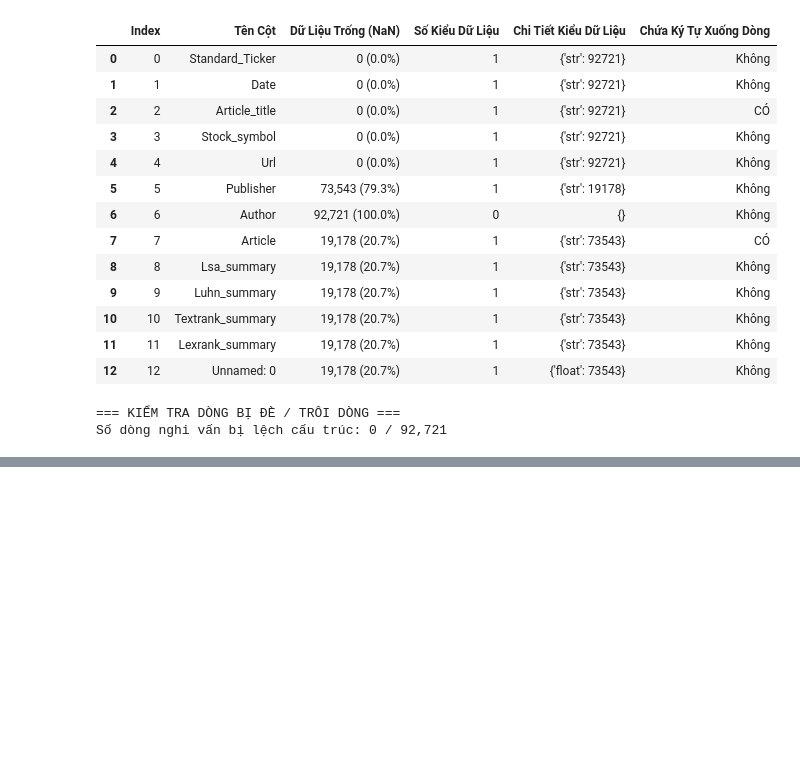
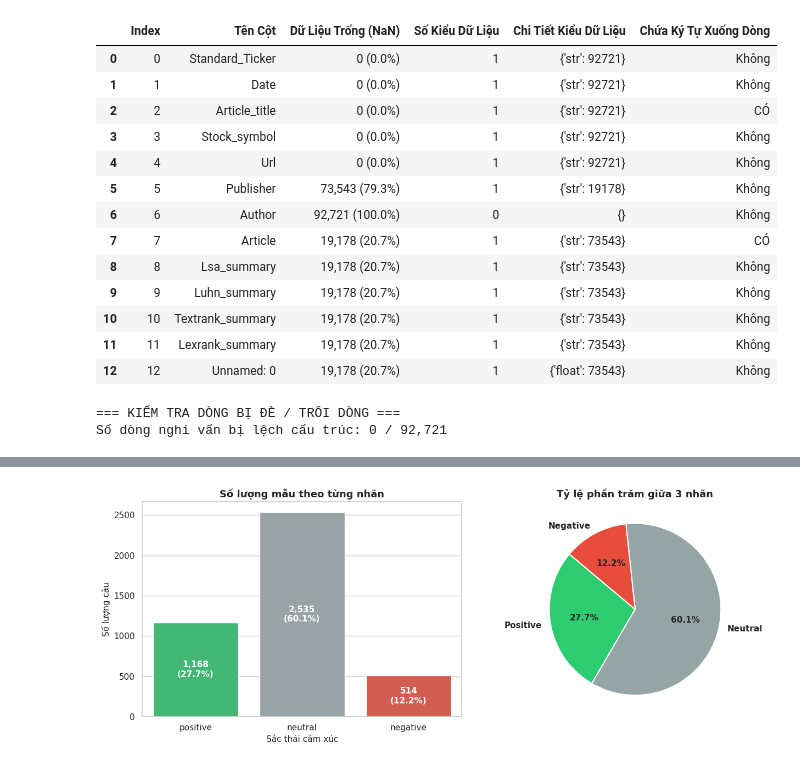
Before and after one commit to kohi-vip/Portfolios_Management_Theory_Games_Study, a Jupyter notebook: FinBERT_demo.ipynb, the cells around one changed output, grey strips where cells are left out. Drawn from its saved outputs; the diff is of its cells as text; code cells hidden in the pictures; blank space fills up the shorter version.

Commit message:
Kaggle Notebook | FinBERT_demo | Version 6

```diff
--- a/FinBERT_demo.ipynb
+++ b/FinBERT_demo.ipynb
@@ -337,3 +337,23 @@ Danh sách cột: ['Standard_Ticker', 'Date', 'Article_title', 'Stock_symbol', '
 | 12 | 12 | Unnamed: 0 | 19,178 (20.7%) | 1 | {'float': 73543} | Không |
 === KIỂM TRA DÒNG BỊ ĐÈ / TRÔI DÒNG ===
 Số dòng nghi vấn bị lệch cấu trúc: 0 / 92,721
+# %%
+import pandas as pd
+
+# Đường dẫn file (chọn 1 trong 4 file, ví dụ tập 75% hoặc AllAgree)
+file_path = "/kaggle/input/datasets/qkhilithi3122411100/financialphasedbank-v1-0/Sentences_66Agree.txt"
+
+# Đọc file với dấu phân tách @ và bảng mã phù hợp
+df_benchmark = pd.read_csv(
+    file_path,
+    sep='@',
+    names=['sentence', 'sentiment'],
+    encoding='ISO-8859-1'
+)
+
+# Chuẩn hóa nhãn về chữ thường và xóa khoảng trắng thừa
+df_benchmark['sentiment'] = df_benchmark['sentiment'].str.strip().str.lower()
+df_benchmark['sentence'] = df_benchmark['sentence'].str.strip()
+
+print(f"Tổng số mẫu: {len(df_benchmark)}")
+print(df_benchmark['sentiment'].value_counts())
@@ -339,0 +367,58 @@ Số dòng nghi vấn bị lệch cấu trúc: 0 / 92,721
+# %%
+import matplotlib.pyplot as plt
+import seaborn as sns
+
+# Thiết lập giao diện
+sns.set_theme(style="whitegrid")
+fig, axes = plt.subplots(1, 2, figsize=(13, 5))
+
+# Thứ tự và bảng màu đồng nhất cho 3 nhãn
+order = ['positive', 'neutral', 'negative']
+palette = {'positive': '#2ecc71', 'neutral': '#95a5a6', 'negative': '#e74c3c'}
+
+# 1. BIỂU ĐỒ CỘT (Count Plot)
+sns.countplot(
+    data=df_benchmark,
+    x='sentiment',
+    order=order,
+    hue='sentiment',
+    palette=palette,
+    legend=False,
+    ax=axes[0]
+)
+axes[0].set_title('Số lượng mẫu theo từng nhãn', fontsize=13, fontweight='bold')
+axes[0].set_xlabel('Sắc thái cảm xúc', fontsize=11)
+axes[0].set_ylabel('Số lượng câu', fontsize=11)
+
+# Ghi chú thích số lượng và tỷ lệ % ngay trên đầu/thân mỗi cột
+total = len(df_benchmark)
+for p in axes[0].patches:
+    height = p.get_height()
+    if height > 0:
+        pct = (height / total) * 100
+        axes[0].annotate(
+            f'{int(height):,}\n({pct:.1f}%)',
+            (p.get_x() + p.get_width() / 2., height / 2),
+            ha='center', va='center',
+            color='white', fontweight='bold', fontsize=11
+        )
+
+# 2. BIỂU ĐỒ TRÒN (Pie Chart)
+counts = df_benchmark['sentiment'].value_counts().reindex(order)
+pie_colors = [palette[label] for label in order]
+
+axes[1].pie(
+    counts,
+    labels=[l.capitalize() for l in order],
+    autopct='%1.1f%%',
+    startangle=140,
+    colors=pie_colors,
+    textprops={'fontsize': 11, 'fontweight': 'bold'},
+    wedgeprops={'edgecolor': 'white', 'linewidth': 1.5}
+)
+axes[1].set_title('Tỷ lệ phần trăm giữa 3 nhãn', fontsize=13, fontweight='bold')
+
+plt.tight_layout()
+plt.show()
+# %% [output]
+[figure, added]
```
Also changed, not shown: parts of 5 cells of this notebook.
